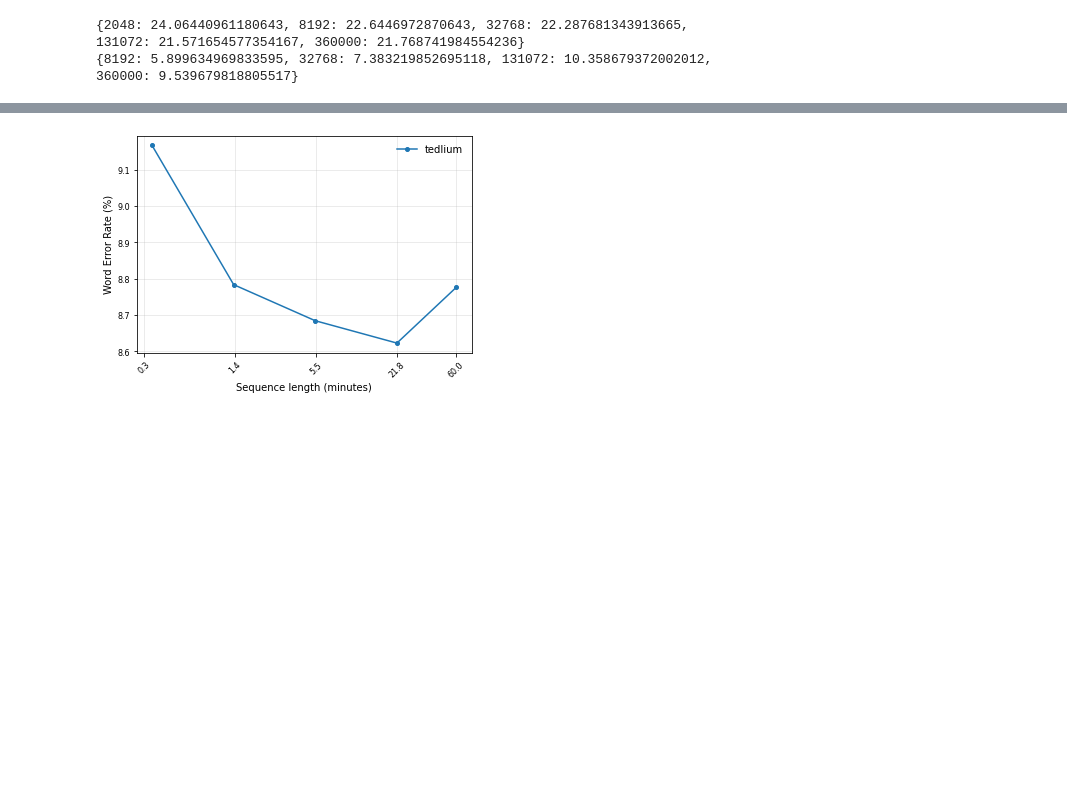
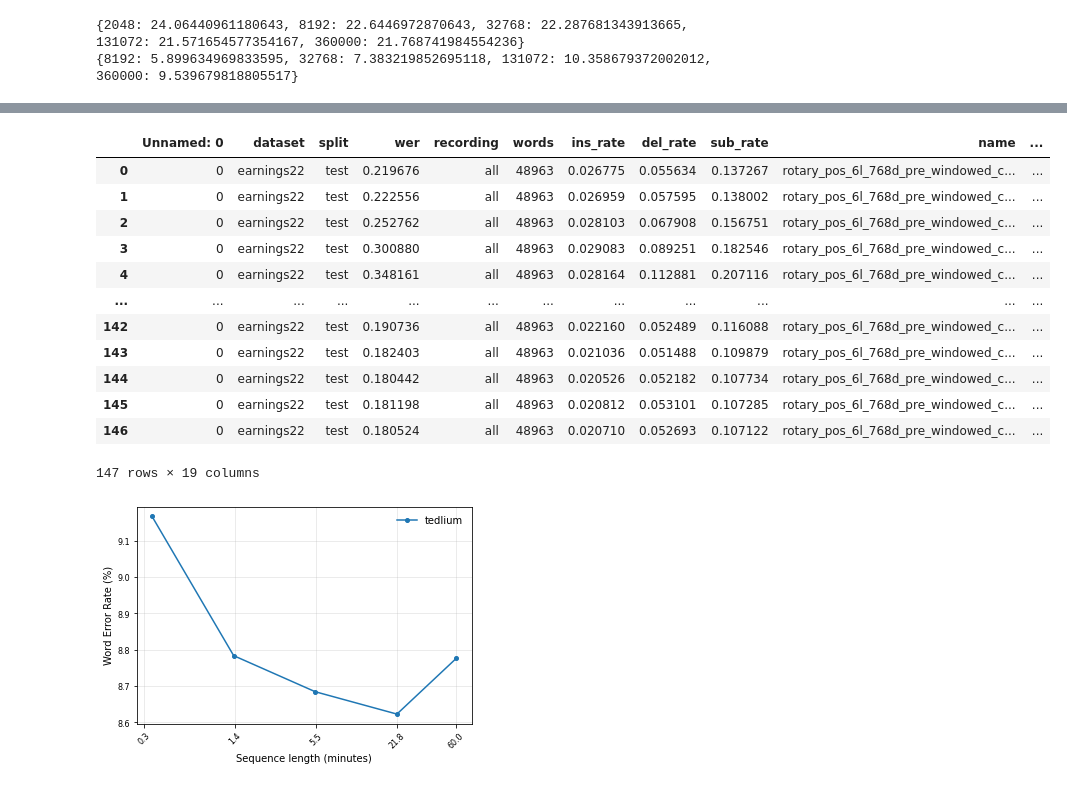
Before and after one commit to robflynnyh/long-context-asr, a Jupyter notebook: eval/results/eval.ipynb, the cells around one changed output, grey strips where cells are left out. Saved outputs shown, nothing was run; the diff lists cells and outputs as text; code cells hidden in the pictures; blank space fills up the shorter version.

```diff
--- a/eval/results/eval.ipynb
+++ b/eval/results/eval.ipynb
@@ -422,3 +408,20 @@ rev16
+# %%
+cross_eval = pd.read_csv('./thesis/evals_rotary_pre_windowed_cross_subset_lengths_earnings22_test.csv')
+cross_eval.loc[cross_eval['checkpoint_window_size'] == 1310720]
+# %% [output]
+|  | Unnamed: 0 | dataset | split | wer | recording | words | ins_rate | del_rate | sub_rate | name | ... |
+| 0 | 0 | earnings22 | test | 0.219676 | all | 48963 | 0.026775 | 0.055634 | 0.137267 | rotary_pos_6l_768d_pre_windowed_c... | ... |
+| 1 | 0 | earnings22 | test | 0.222556 | all | 48963 | 0.026959 | 0.057595 | 0.138002 | rotary_pos_6l_768d_pre_windowed_c... | ... |
+| 2 | 0 | earnings22 | test | 0.252762 | all | 48963 | 0.028103 | 0.067908 | 0.156751 | rotary_pos_6l_768d_pre_windowed_c... | ... |
+| 3 | 0 | earnings22 | test | 0.300880 | all | 48963 | 0.029083 | 0.089251 | 0.182546 | rotary_pos_6l_768d_pre_windowed_c... | ... |
+| 4 | 0 | earnings22 | test | 0.348161 | all | 48963 | 0.028164 | 0.112881 | 0.207116 | rotary_pos_6l_768d_pre_windowed_c... | ... |
+| ... | ... | ... | ... | ... | ... | ... | ... | ... | ... | ... | ... |
+| 142 | 0 | earnings22 | test | 0.190736 | all | 48963 | 0.022160 | 0.052489 | 0.116088 | rotary_pos_6l_768d_pre_windowed_c... | ... |
+| 143 | 0 | earnings22 | test | 0.182403 | all | 48963 | 0.021036 | 0.051488 | 0.109879 | rotary_pos_6l_768d_pre_windowed_c... | ... |
+| 144 | 0 | earnings22 | test | 0.180442 | all | 48963 | 0.020526 | 0.052182 | 0.107734 | rotary_pos_6l_768d_pre_windowed_c... | ... |
+| 145 | 0 | earnings22 | test | 0.181198 | all | 48963 | 0.020812 | 0.053101 | 0.107285 | rotary_pos_6l_768d_pre_windowed_c... | ... |
+| 146 | 0 | earnings22 | test | 0.180524 | all | 48963 | 0.020710 | 0.052693 | 0.107122 | rotary_pos_6l_768d_pre_windowed_c... | ... |
+147 rows × 19 columns
 # %%
 def get_windowed_data(csv, dataset='earnings22_full', split=None, subsampling=8):
     data_dict = {}
```
Also changed, not shown: parts of 2 cells of this notebook, 13 other files.
